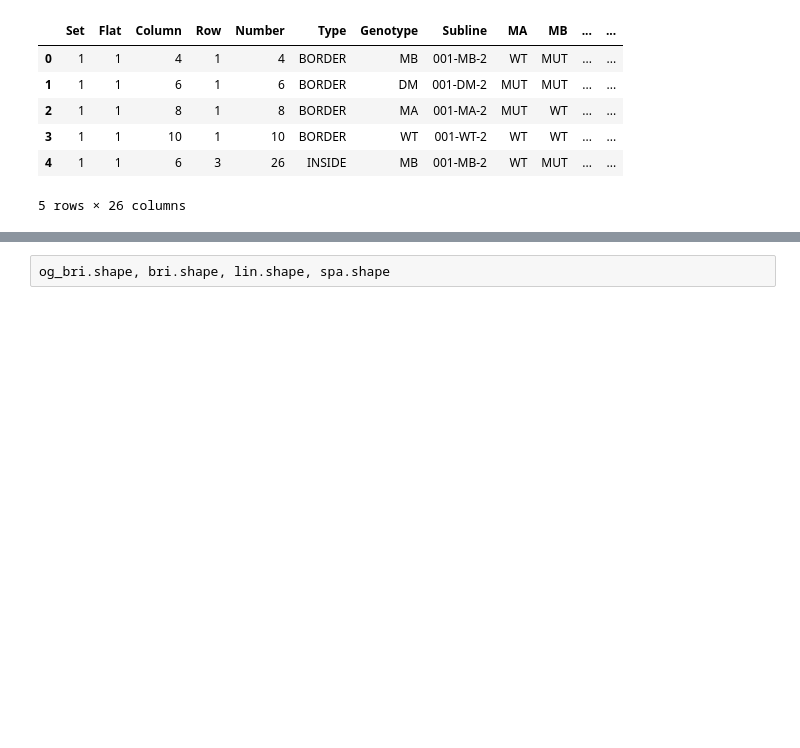
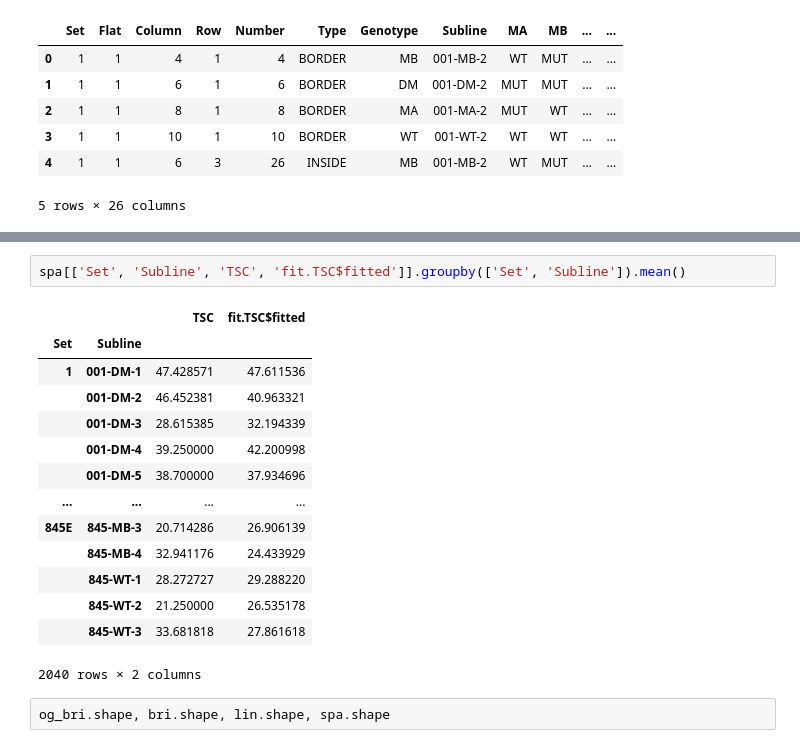
Before and after one commit to ksegaba/Yeast-Ara-GI, a Jupyter notebook: code/1_compare_raw_data_correction.ipynb, the cells around one changed output, grey strips where cells are left out. Cells and saved outputs as stored; diff of their text form; blank space fills up the shorter version.

```diff
--- a/code/1_compare_raw_data_correction.ipynb
+++ b/code/1_compare_raw_data_correction.ipynb
@@ -93,3 +112,20 @@ spa.head()
+# %%
+spa[['Set', 'Subline', 'TSC', 'fit.TSC$fitted']].groupby(['Set', 'Subline']).mean()
+# %% [output]
+|  |  | TSC | fit.TSC$fitted |
+| Set | Subline |  |  |
+| 1 | 001-DM-1 | 47.428571 | 47.611536 |
+|  | 001-DM-2 | 46.452381 | 40.963321 |
+|  | 001-DM-3 | 28.615385 | 32.194339 |
+|  | 001-DM-4 | 39.250000 | 42.200998 |
+|  | 001-DM-5 | 38.700000 | 37.934696 |
+| ... | ... | ... | ... |
+| 845E | 845-MB-3 | 20.714286 | 26.906139 |
+|  | 845-MB-4 | 32.941176 | 24.433929 |
+|  | 845-WT-1 | 28.272727 | 29.288220 |
+|  | 845-WT-2 | 21.250000 | 26.535178 |
+|  | 845-WT-3 | 33.681818 | 27.861618 |
+2040 rows × 2 columns
 # %%
 og_bri.shape, bri.shape, lin.shape, spa.shape
 # %% [output]
```
Also changed, not shown: parts of 7 cells of this notebook, 3 other files.
